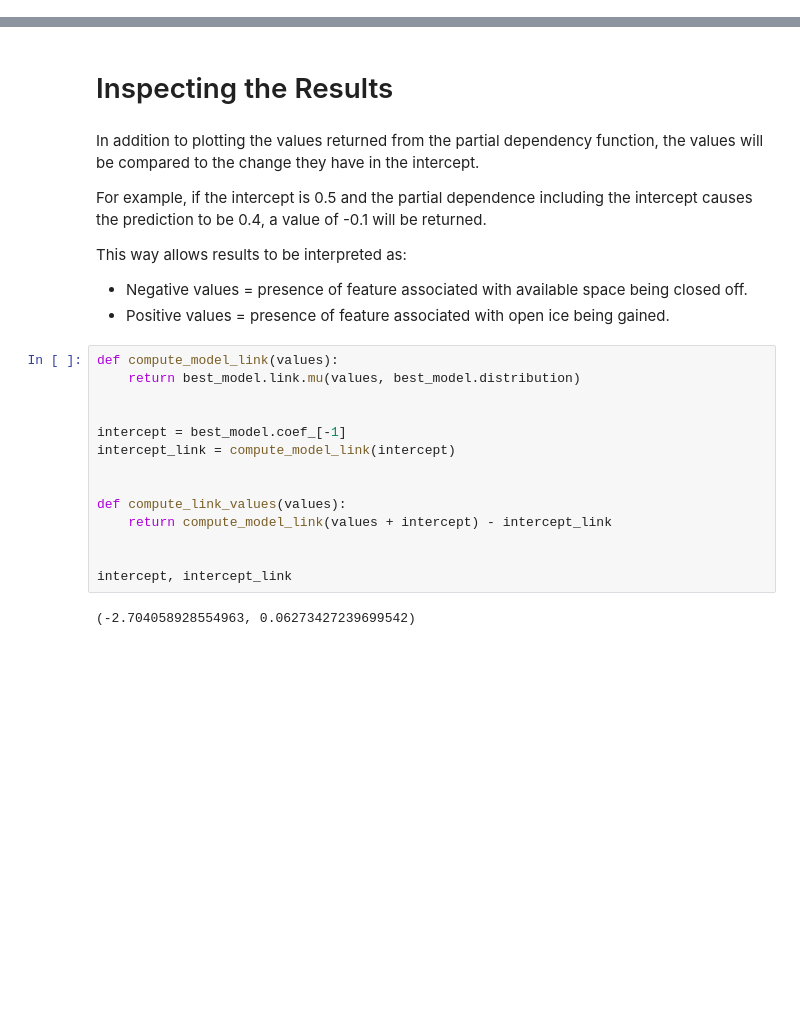
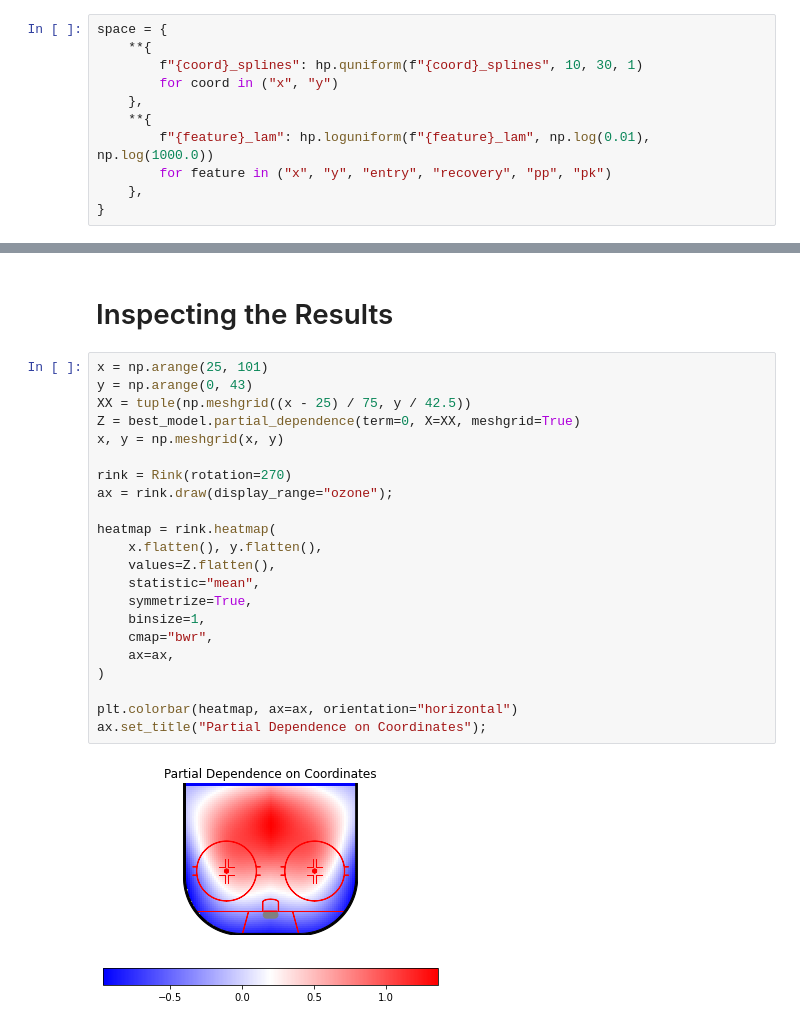
Before and after one commit to VKarpick/powerplay, a Jupyter notebook: powerplay_gam.ipynb, the cells around one changed output, grey strips where cells are left out. Saved outputs shown, nothing was run; the diff lists cells and outputs as text; blank space fills up the shorter version.

```diff
--- a/powerplay_gam.ipynb
+++ b/powerplay_gam.ipynb
@@ -160 +220,12 @@ space = {
+# %%
+space = {
+    **{
+        f"{coord}_splines": hp.quniform(f"{coord}_splines", 10, 30, 1)
+        for coord in ("x", "y")
+    },
+    **{
+        f"{feature}_lam": hp.loguniform(f"{feature}_lam", np.log(0.01), np.log(1000.0))
+        for feature in ("x", "y", "entry", "recovery", "pp", "pk")
+    },
+}
 # %% [markdown]
@@ -218,28 +309,28 @@ best_params
  'y_splines': 14.0}
 # %% [markdown]
 # Inspecting the Results
-# %% [markdown]
-In addition to plotting the values returned from the partial dependency function, the values will be compared to the change they have in the intercept.
-
-For example, if the intercept is 0.5 and the partial dependence including the intercept causes the prediction to be 0.4, a value of -0.1 will be returned.
-
-This way allows results to be interpreted as:
-- Negative values = presence of feature associated with available space being closed off.
-- Positive values = presence of feature associated with open ice being gained.
-# %%
-def compute_model_link(values):
-    return best_model.link.mu(values, best_model.distribution)
-
-
-intercept = best_model.coef_[-1]
-intercept_link = compute_model_link(intercept)
-
-
-def compute_link_values(values):
-    return compute_model_link(values + intercept) - intercept_link
-
-
-intercept, intercept_link
-# %% [output]
-(-2.704058928554963, 0.06273427239699542)
+# %%
+x = np.arange(25, 101)
+y = np.arange(0, 43)
+XX = tuple(np.meshgrid((x - 25) / 75, y / 42.5))
+Z = best_model.partial_dependence(term=0, X=XX, meshgrid=True)
+x, y = np.meshgrid(x, y)
+
+rink = Rink(rotation=270)
+ax = rink.draw(display_range="ozone");
+
+heatmap = rink.heatmap(
+    x.flatten(), y.flatten(),
+    values=Z.flatten(),
+    statistic="mean",
+    symmetrize=True,
+    binsize=1,
+    cmap="bwr",
+    ax=ax,
+)
+
+plt.colorbar(heatmap, ax=ax, orientation="horizontal")
+ax.set_title("Partial Dependence on Coordinates");
+# %% [output]
+[figure, added]
 # %%
```
Also changed, not shown: parts of 37 cells of this notebook.
